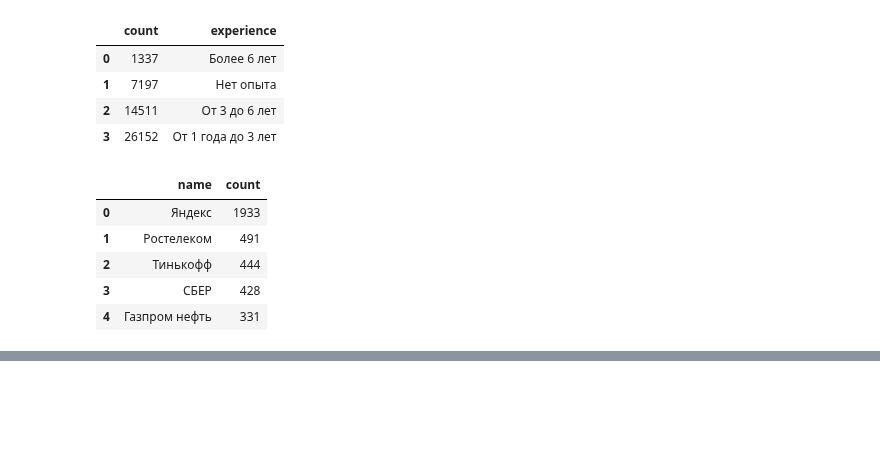
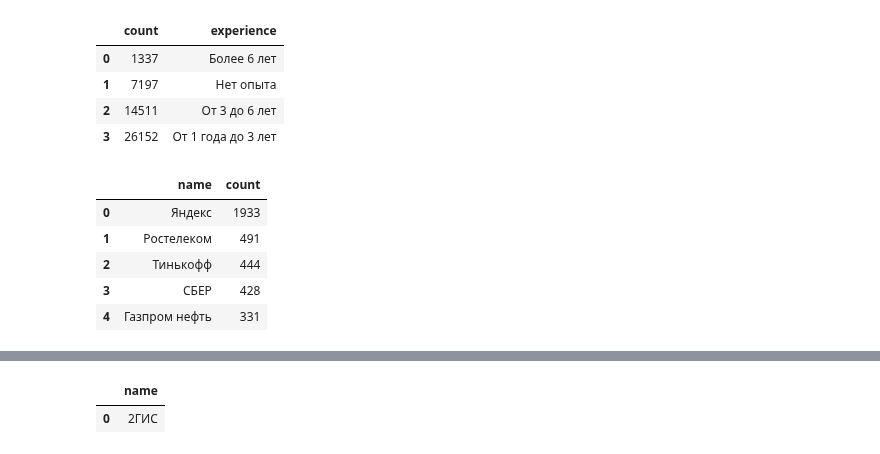
Before and after one commit to rafferti95/st_data_science, a Jupyter notebook: Project 2/pre_popon.ipynb, the cells around one changed output, grey strips where cells are left out. Cells and saved outputs as stored; diff of their text form; code cells hidden in the pictures; blank space fills up the shorter version.

```diff
--- a/Project 2/pre_popon.ipynb
+++ b/Project 2/pre_popon.ipynb
@@ -288,0 +319,32 @@ display(df)
+# %%
+query_5_5 = f'''
+        SELECT
+            e.name
+
+        FROM
+            EMPLOYERS AS e
+        LEFT JOIN
+            EMPLOYERS_INDUSTRIES AS ei ON e.id = ei.employer_id
+        LEFT JOIN
+            INDUSTRIES AS i ON ei.industry_id = i.id
+
+        GROUP BY
+            e.id
+
+        HAVING
+            COUNT(i.id) = 4
+
+        ORDER BY
+            e.name
+
+        OFFSET
+            2
+
+        LIMIT 1
+'''
+
+df = pd.read_sql_query(query_5_5, connection)
+display(df)
+# %% [output]
+|  | name |
+| 0 | 2ГИС |
```
Also changed, not shown: parts of 7 cells of this notebook, 1 other file.
